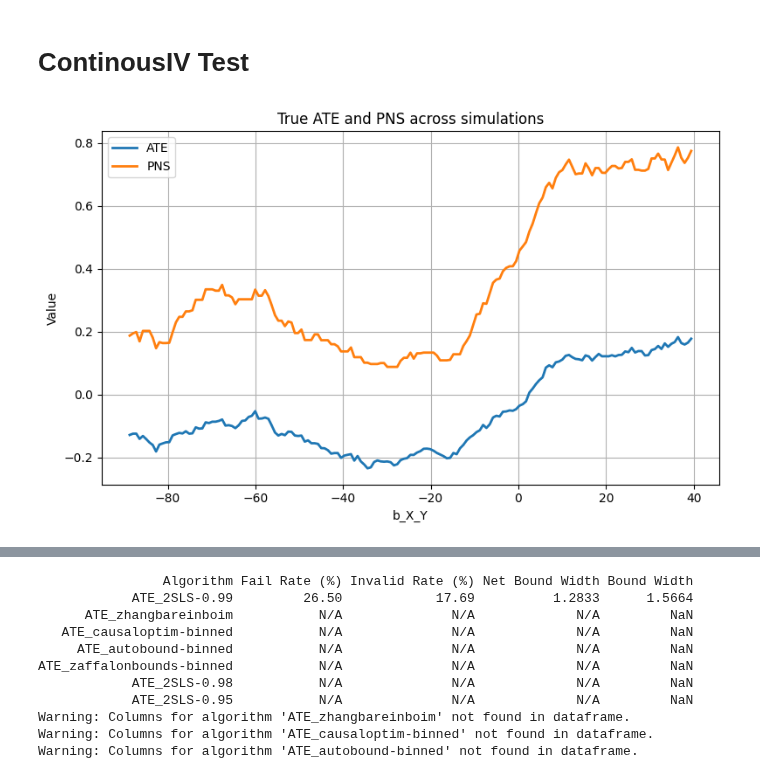
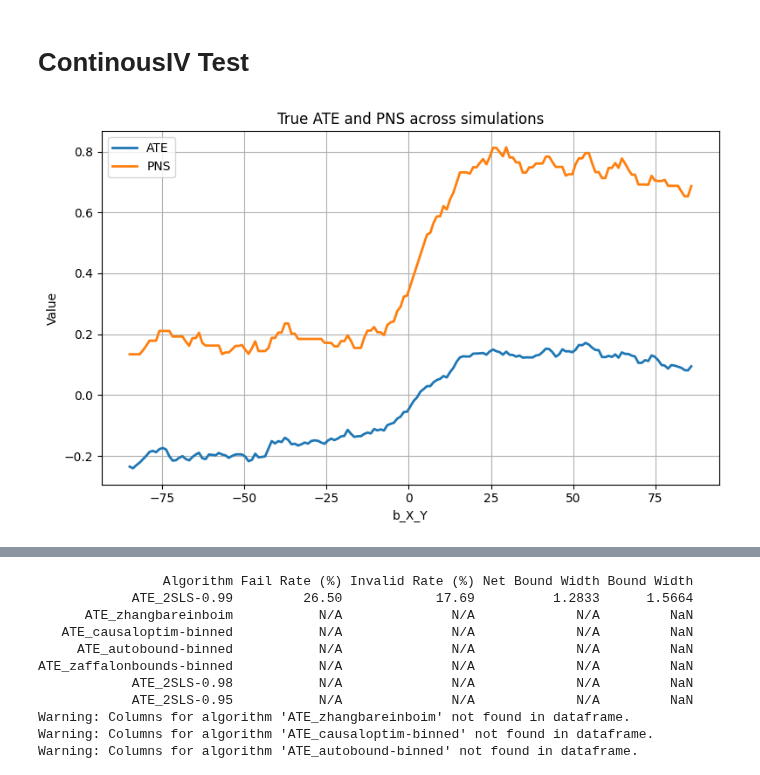
Before and after one commit to tmaringgele/causal-bounds, a Jupyter notebook: simulation_engine/test.ipynb, the cells around one changed output, grey strips where cells are left out. Drawn from its saved outputs; the diff is of its cells as text; code cells hidden in the pictures.

```diff
--- a/simulation_engine/test.ipynb
+++ b/simulation_engine/test.ipynb
@@ -41,19 +41,19 @@ Will assume defaults for version 1.1
 # %%
 function_keys = [
                 "identity",
                 "sin",
                 "cos",
                 "tanh",
                 "log1p_abs",
                 "exp_neg_sq",
                 "sigmoid",
                 "exp_clipped"
             ]
 
 data = ContinuousIV.run_rolling_b_X_Y_simulations(
-    b_range=(-100, 50), N_points=200, replications=1, n=500,
+    b_range=(-100, 100), N_points=200, replications=1, n=500,
 )
 PlottingUtil.plot_ate_pns(data,window=30)
 # %% [output]
-[figure, old version]
+[figure, new version]
 # %%
```
Also changed, not shown: parts of 1 cell of this notebook, 1 other file.
